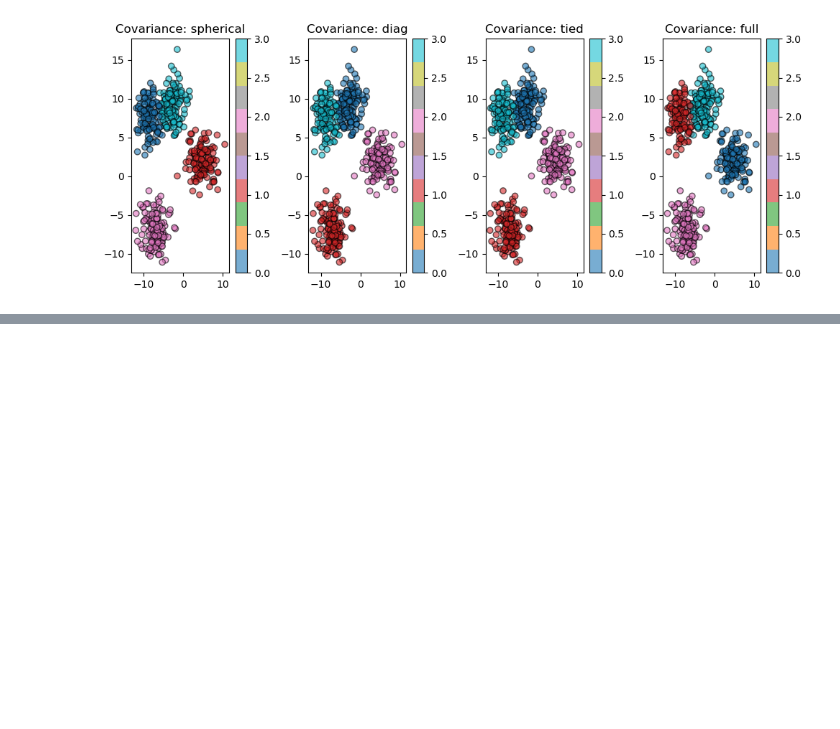
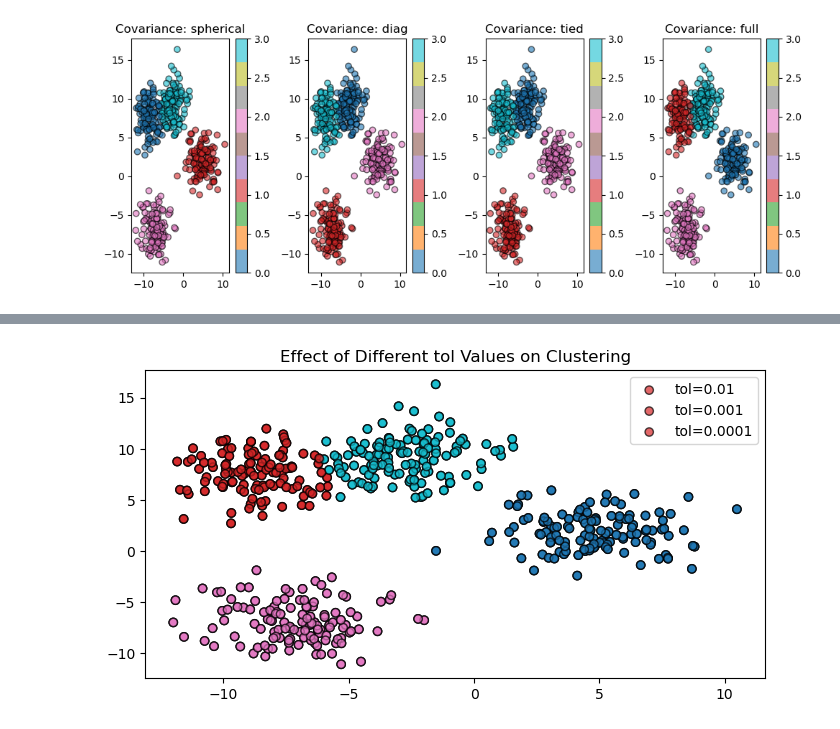
Before and after one commit to vishnuas22/Machine-Learning, a Jupyter notebook: 19.03 Gaussian Mixture Finetuning.ipynb, the cells around one changed output, grey strips where cells are left out. Saved outputs shown, nothing was run; the diff lists cells and outputs as text; code cells hidden in the pictures; blank space fills up the shorter version.

```diff
--- a/19.03 Gaussian Mixture Finetuning.ipynb
+++ b/19.03 Gaussian Mixture Finetuning.ipynb
@@ -78,11 +82,11 @@ plt.figure(figsize=(10, 4))
 
 for i, cov_type in enumerate(covariance_types, 1 ):
 
-    gmm = GaussianMixture(n_components=4, covariance_type=cov_type, random_state= 42 +i)
+    gmm_cov = GaussianMixture(n_components=4, covariance_type=cov_type, random_state= 42 +i)
 
-    gmm.fit(X)
+    gmm_cov.fit(X)
 
-    label = gmm.predict(X)
+    label = gmm_cov.predict(X)
 
     plt.subplot(1,4,i)
 
@@ -106 +112,24 @@ Lower values (e.g., 1e-4) improve precision but increase runtime.
 Higher values (e.g., 1e-2) speed up convergence but may miss optimal parameters.
+# %%
+tolerance_values = [1e-2, 1e-3, 1e-4]
+
+plt.figure(figsize=(8,4))
+
+
+for tol in tolerance_values:
+
+    gmm_tol = GaussianMixture(n_components=4, covariance_type='full', tol=tol, random_state=42)
+
+    gmm_tol.fit(X)
+
+    labels = gmm.predict(X)
+
+    plt.scatter(X[:,0], X[:,1], label=f'tol={tol}',c=label, edgecolors='k',cmap='tab10', alpha=0.7)
+
+plt.legend()
+
+plt.title("Effect of Different tol Values on Clustering")
+
+plt.show()
+# %% [output]
+[figure, added]
```
Also changed, not shown: parts of 7 cells of this notebook.
